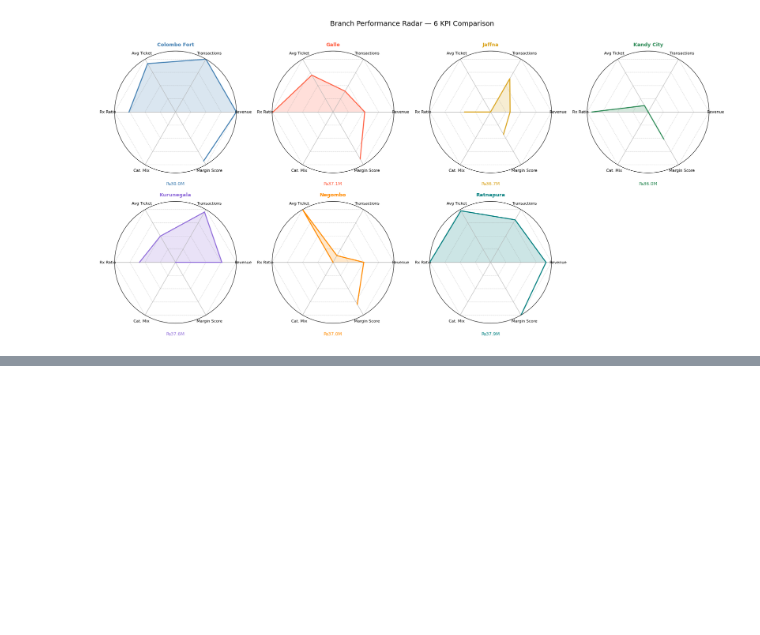
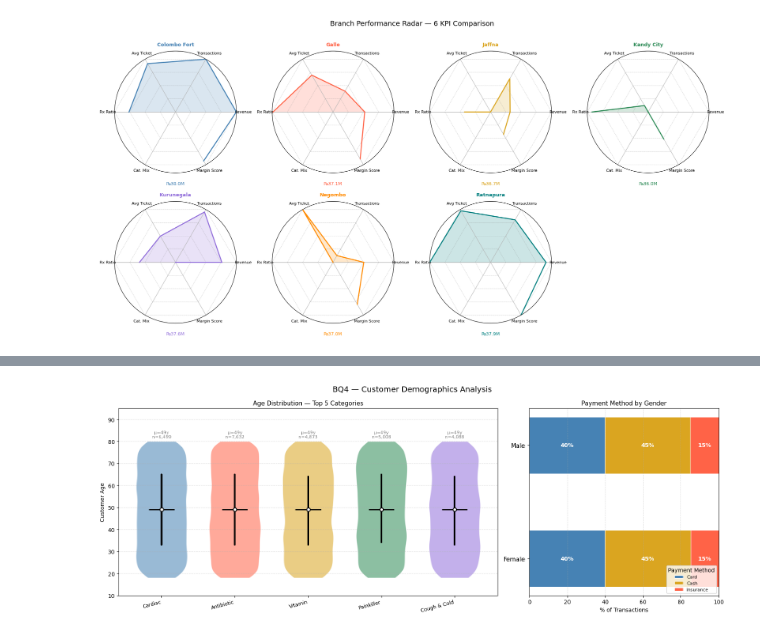
Before and after one commit to arjjunck/medical_data_sales, a Jupyter notebook: Medical_Sales/medical_sales.ipynb, the cells around one changed output, grey strips where cells are left out. Cells and saved outputs as stored; diff of their text form; code cells hidden in the pictures; blank space fills up the shorter version.

```diff
--- a/Medical_Sales/medical_sales.ipynb
+++ b/Medical_Sales/medical_sales.ipynb
@@ -555,0 +642,80 @@ plt.show()
+# %%
+#top 5 categories by revenue
+top5 = (sales_cleaned.groupby("Medicine_Category")["Line_Total_LKR"].sum().nlargest(5).index.tolist())
+# %%
+sales_cleaned5 = sales_cleaned[sales_cleaned["Medicine_Category"].isin(top5)] # i only need to show top 5 only
+# %%
+colors = ["steelblue", "tomato", "goldenrod","seagreen", "mediumpurple"]
+# %%
+fig, (ax1, ax2) = plt.subplots(1, 2, figsize=(16, 6),gridspec_kw={"width_ratios": [2, 1]})
+
+#left panel
+age_data = [sales_cleaned[sales_cleaned["Medicine_Category"] == cat]["Customer_Age"].values for cat in top5]
+parts = ax1.violinplot(age_data,positions=range(len(top5)),widths=0.7,showmedians=True,showextrema=False)
+#setting color for each violin
+for i, (pc, color) in enumerate(zip(parts["bodies"], colors)):
+    pc.set_facecolor(color)
+    pc.set_alpha(0.55)
+    pc.set_edgecolor("white")
+
+parts["cmedians"].set_color("black")
+parts["cmedians"].set_linewidth(2)
+
+# IQR box and mean label on each violin
+for i, (cat, color) in enumerate(zip(top5, colors)):
+    ages = sales_cleaned5[sales_cleaned5["Medicine_Category"] == cat]["Customer_Age"]
+    q1, med, q3 = ages.quantile([0.25, 0.5, 0.75])
+
+    # IQR box
+    ax1.plot([i, i], [q1, q3], color="black",linewidth=3, solid_capstyle="round")
+    ax1.scatter([i], [med], color="white", s=40,zorder=5, edgecolors="black", linewidths=1.5)
+
+    # Mean label
+    ax1.text(i, ages.max() + 1.5,f"μ={ages.mean():.0f}y\nn={len(ages):,}",ha="center", fontsize=8, color="grey")
+ax1.set_ylim(10, 95)
+ax1.set_xticks(range(len(top5)))
+ax1.set_xticklabels(top5, rotation=15, ha="right", fontsize=9)
+ax1.set_ylabel("Customer Age")
+ax1.set_title("Age Distribution — Top 5 Categories", fontsize=11)
+ax1.grid(axis="y", linestyle="--", alpha=0.4)
+
+
+gp = (sales_cleaned.groupby(["Customer_Gender", "Payment_Method"])
+        .size()
+        .unstack("Payment_Method")
+        .fillna(0))
+gp_pct = gp.div(gp.sum(axis=1), axis=0) * 100
+
+pay_colors = ["steelblue", "goldenrod", "tomato"]
+bottom = np.zeros(len(gp_pct))
+
+for col, color in zip(gp_pct.columns, pay_colors):
+    bars = ax2.barh(gp_pct.index, gp_pct[col],
+                    left=bottom, color=color,
+                    label=col, height=0.5,
+                    edgecolor="white", linewidth=0.8)
+
+    # Add % labels inside bars
+    for bar, bv in zip(bars, bottom):
+        w = bar.get_width()
+        if w > 5:
+            ax2.text(bv + w / 2,
+                     bar.get_y() + bar.get_height() / 2,
+                     f"{w:.0f}%", ha="center", va="center",
+                     fontsize=10, color="white",
+                     fontweight="bold")
+    bottom += gp_pct[col].values
+
+ax2.set_xlim(0, 100)
+ax2.set_xlabel("% of Transactions")
+ax2.set_title("Payment Method by Gender", fontsize=11)
+ax2.legend(title="Payment Method", fontsize=8,
+           loc="lower right")
+ax2.grid(axis="x", linestyle="--", alpha=0.4)
+ax2.tick_params(axis="y", labelsize=11)
+
+plt.suptitle("BQ4 — Customer Demographics Analysis", fontsize=14)
+plt.tight_layout()
+plt.show()
+# %% [output]
+[figure, added]
```
Also changed, not shown: parts of 7 cells of this notebook, 2 other files.
